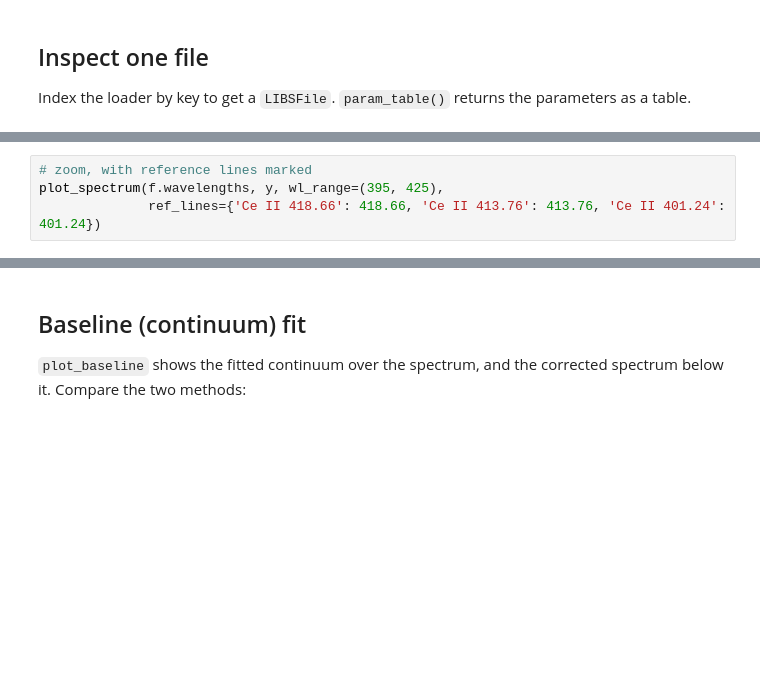
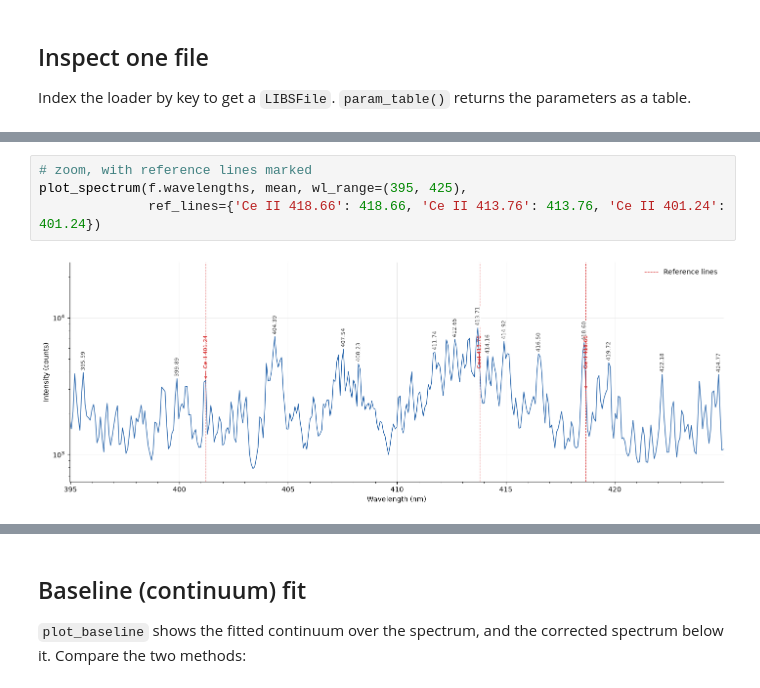
Before and after one commit to smithjt6/LIBS_Viewer, a Jupyter notebook: examples/loading_data.ipynb, the cells around one changed output, grey strips where cells are left out. Saved outputs shown, nothing was run; the diff lists cells and outputs as text; blank space fills up the shorter version.

```diff
--- a/examples/loading_data.ipynb
+++ b/examples/loading_data.ipynb
@@ -70,4 +246,6 @@ plot_spectrum(f.wavelengths, y, title='Ce 5 wt%, 400 °C (mean of 10 locations)'
 # %%
 # zoom, with reference lines marked
-plot_spectrum(f.wavelengths, y, wl_range=(395, 425),
+plot_spectrum(f.wavelengths, mean, wl_range=(395, 425),
               ref_lines={'Ce II 418.66': 418.66, 'Ce II 413.76': 413.76, 'Ce II 401.24': 401.24})
+# %% [output]
+[figure, added]
```
Also changed, not shown: parts of 30 cells of this notebook, 18 other files.
